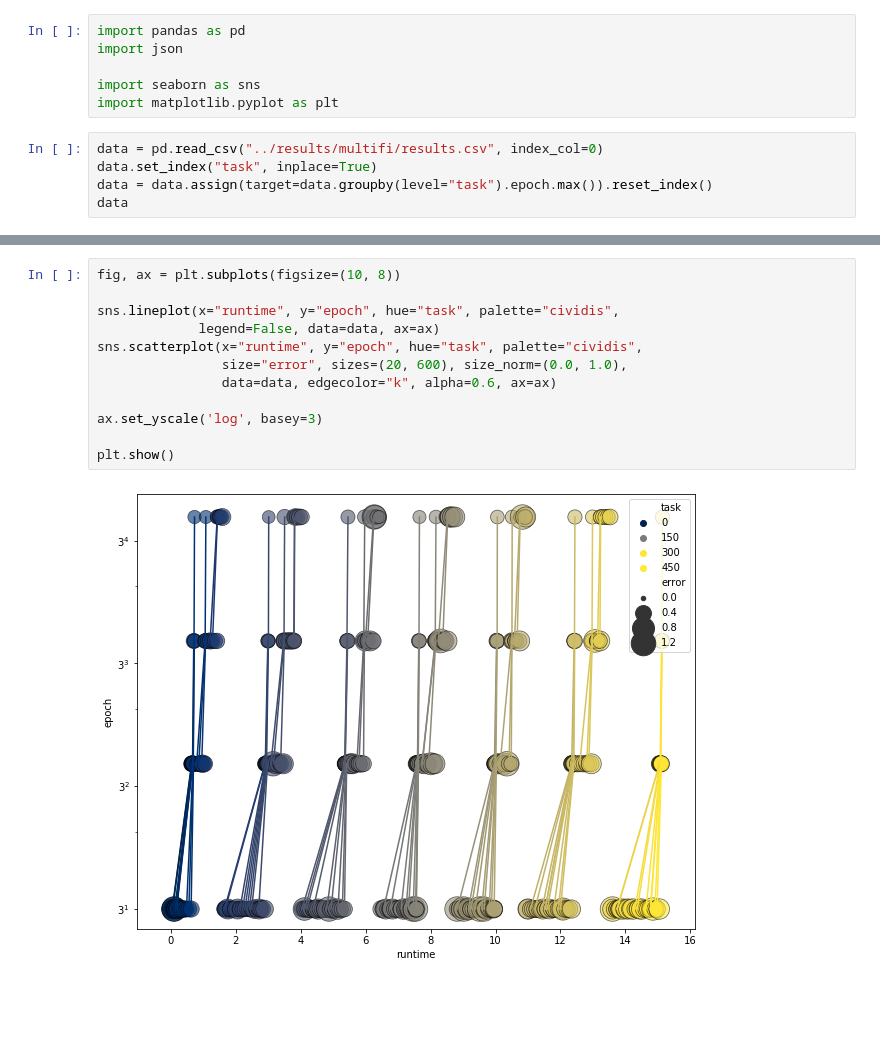
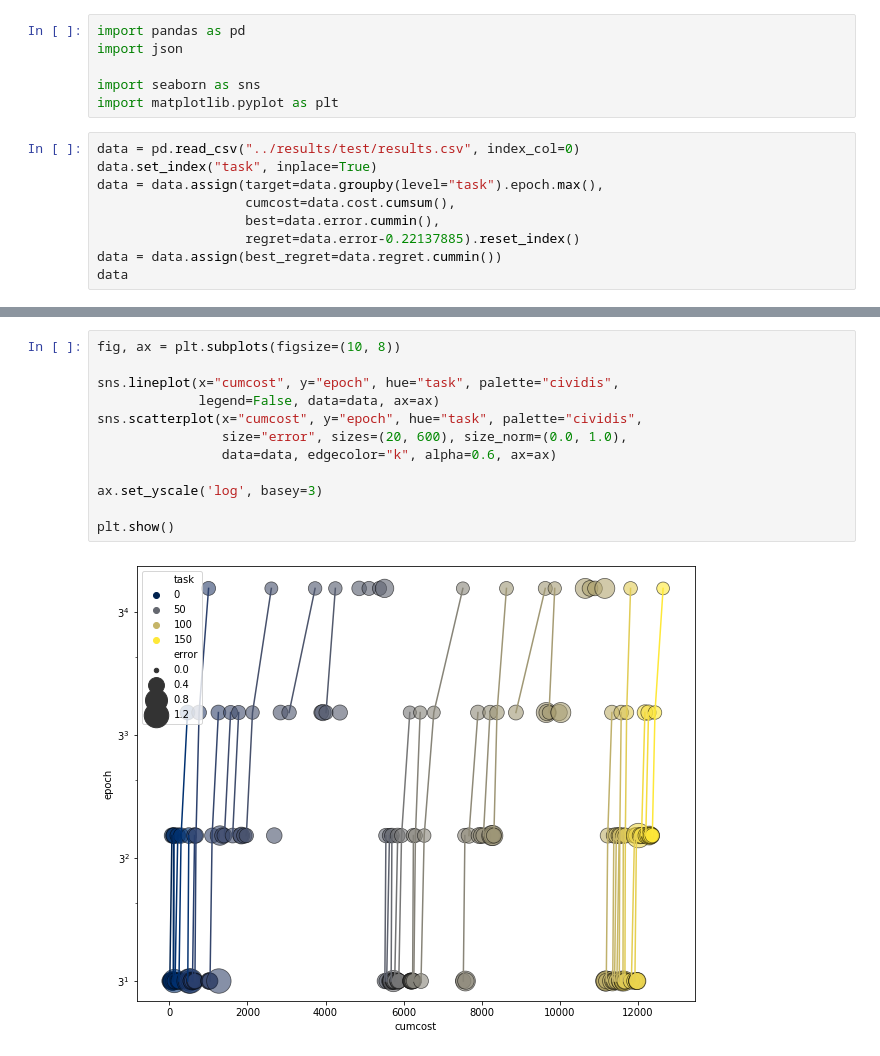
Before and after one commit to ltiao/bore, a Jupyter notebook: scratch/results.ipynb, the cells around one changed output, grey strips where cells are left out. Saved outputs shown, nothing was run; the diff lists cells and outputs as text; blank space fills up the shorter version.

```diff
--- a/scratch/results.ipynb
+++ b/scratch/results.ipynb
@@ -5,8 +5,12 @@ import json
 import seaborn as sns
 import matplotlib.pyplot as plt
 # %%
-data = pd.read_csv("../results/multifi/results.csv", index_col=0)
+data = pd.read_csv("../results/test/results.csv", index_col=0)
 data.set_index("task", inplace=True)
-data = data.assign(target=data.groupby(level="task").epoch.max()).reset_index()
+data = data.assign(target=data.groupby(level="task").epoch.max(),
+                   cumcost=data.cost.cumsum(),
+                   best=data.error.cummin(),
+                   regret=data.error-0.22137885).reset_index()
+data = data.assign(best_regret=data.regret.cummin())
 data
 # %% [output]
@@ -53,14 +58,14 @@ plt.show()
 # %%
 fig, ax = plt.subplots(figsize=(10, 8))
 
-sns.lineplot(x="runtime", y="epoch", hue="task", palette="cividis",
+sns.lineplot(x="cumcost", y="epoch", hue="task", palette="cividis",
              legend=False, data=data, ax=ax)
-sns.scatterplot(x="runtime", y="epoch", hue="task", palette="cividis",
+sns.scatterplot(x="cumcost", y="epoch", hue="task", palette="cividis",
                 size="error", sizes=(20, 600), size_norm=(0.0, 1.0),
                 data=data, edgecolor="k", alpha=0.6, ax=ax)
 
 ax.set_yscale('log', basey=3)
 
 plt.show()
 # %% [output]
-[figure, old version]
+[figure, new version]
```
Also changed, not shown: parts of 6 cells of this notebook, 3 other files.
